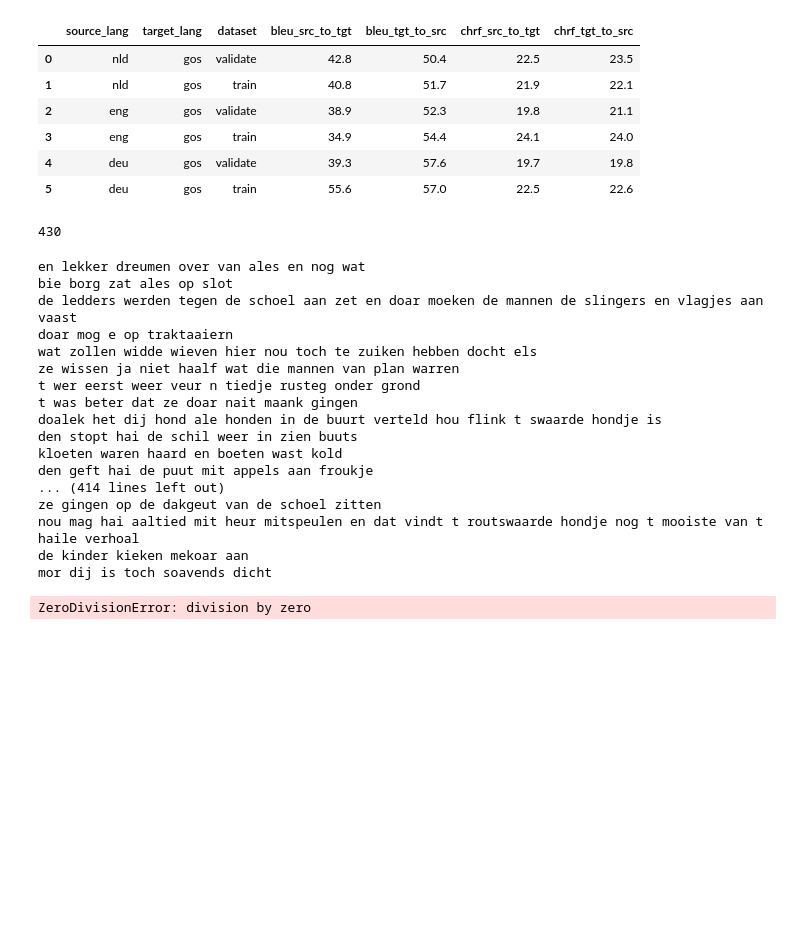
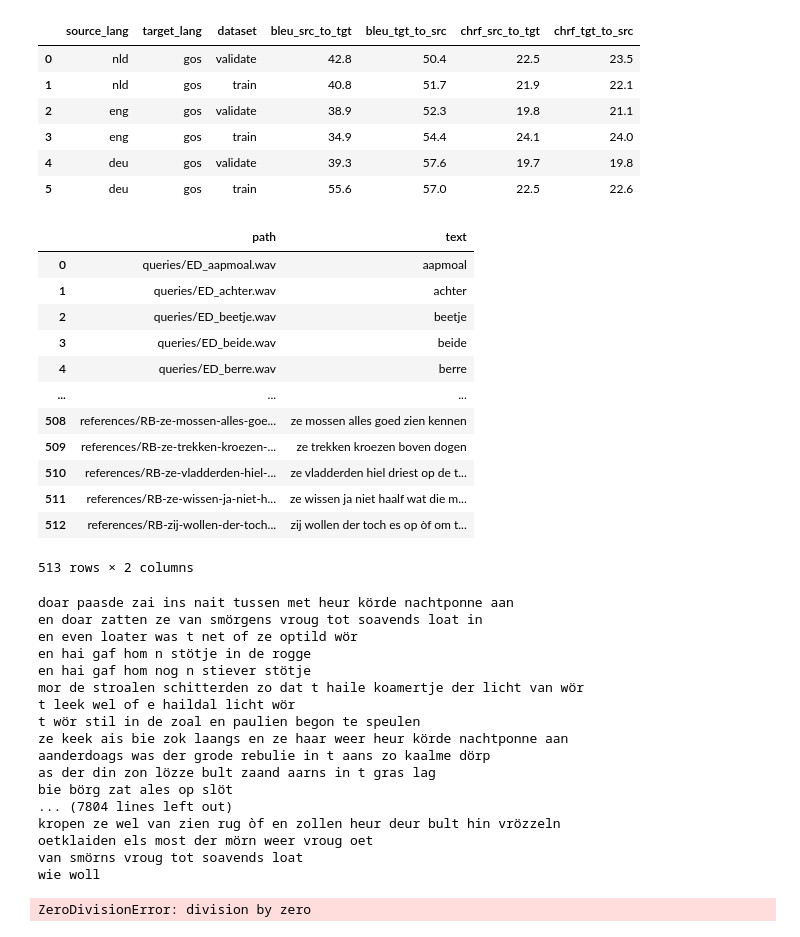
Before and after one commit to tom9358/nllb-tryout, a Jupyter notebook: multilanguage train.ipynb, the cells around one changed output. Saved outputs shown, nothing was run; the diff lists cells and outputs as text; code cells hidden in the pictures; blank space fills up the shorter version.

```diff
--- a/multilanguage train.ipynb
+++ b/multilanguage train.ipynb
@@ -470,32 +468,47 @@ gosdemo = datasets.load_dataset('bartelds/gos-demo')
-# %%
-len(gosdemo['train'])+len(gosdemo['development'])+len(gosdemo['test'])
-# %% [output]
-430
+# %%
+gosdemo = pd.read_csv('../gos-kdl/texts.csv')
+# %%
+display(gosdemo)
+# %% [output]
+|  | path | text |
+| 0 | queries/ED_aapmoal.wav | aapmoal |
+| 1 | queries/ED_achter.wav | achter |
+| 2 | queries/ED_beetje.wav | beetje |
+| 3 | queries/ED_beide.wav | beide |
+| 4 | queries/ED_berre.wav | berre |
+| ... | ... | ... |
+| 508 | references/RB-ze-mossen-alles-goe... | ze mossen alles goed zien kennen |
+| 509 | references/RB-ze-trekken-kroezen-... | ze trekken kroezen boven dogen |
+| 510 | references/RB-ze-vladderden-hiel-... | ze vladderden hiel driest op de t... |
+| 511 | references/RB-ze-wissen-ja-niet-h... | ze wissen ja niet haalf wat die m... |
+| 512 | references/RB-zij-wollen-der-toch... | zij wollen der toch es op òf om t... |
+513 rows × 2 columns
 # %%
-for d in [1]:#['ö','ò','ó','ô','è','ì','ë','wui ']:
+for d in ['ö','ò','ó','ô','è','ì','ë','wui ']:
     # print(d)
-    for i in ['development','test','train']:
+    for i in gosdemo.iterrows():
         # print(i)
-        for txt in gosdemo[i]['text']:
-            print(txt)
+        for txt in gosdemo['text']:
+            if d in txt:
+                print(txt)
 # %% [output]
-en lekker dreumen over van ales en nog wat
-bie borg zat ales op slot
-de ledders werden tegen de schoel aan zet en doar moeken de mannen de slingers en vlagjes aan vaast
-doar mog e op traktaaiern
-wat zollen widde wieven hier nou toch te zuiken hebben docht els
-ze wissen ja niet haalf wat die mannen van plan warren
-t wer eerst weer veur n tiedje rusteg onder grond
-t was beter dat ze doar nait maank gingen
-doalek het dij hond ale honden in de buurt verteld hou flink t swaarde hondje is
-den stopt hai de schil weer in zien buuts
-kloeten waren haard en boeten wast kold
-den geft hai de puut mit appels aan froukje
-... (414 lines left out)
-ze gingen op de dakgeut van de schoel zitten
-nou mag hai aaltied mit heur mitspeulen en dat vindt t routswaarde hondje nog t mooiste van t haile verhoal
-de kinder kieken mekoar aan
-mor dij is toch soavends dicht
+doar paasde zai ins nait tussen met heur körde nachtponne aan
+en doar zatten ze van smörgens vroug tot soavends loat in
+en even loater was t net of ze optild wör
+en hai gaf hom n stötje in de rogge
+en hai gaf hom nog n stiever stötje
+mor de stroalen schitterden zo dat t haile koamertje der licht van wör
+t leek wel of e haildal licht wör
+t wör stil in de zoal en paulien begon te speulen
+ze keek ais bie zok laangs en ze haar weer heur körde nachtponne aan
+aanderdoags was der grode rebulie in t aans zo kaalme dörp
+as der din zon lözze bult zaand aarns in t gras lag
+bie börg zat ales op slöt
+... (7804 lines left out)
+kropen ze wel van zien rug òf en zollen heur deur bult hin vrözzeln
+oetklaiden els most der mörn weer vroug oet
+van smörns vroug tot soavends loat
+wie woll
 # %%
 1/0
 # %% [output]
```
Also changed, not shown: parts of 1 cell of this notebook.
